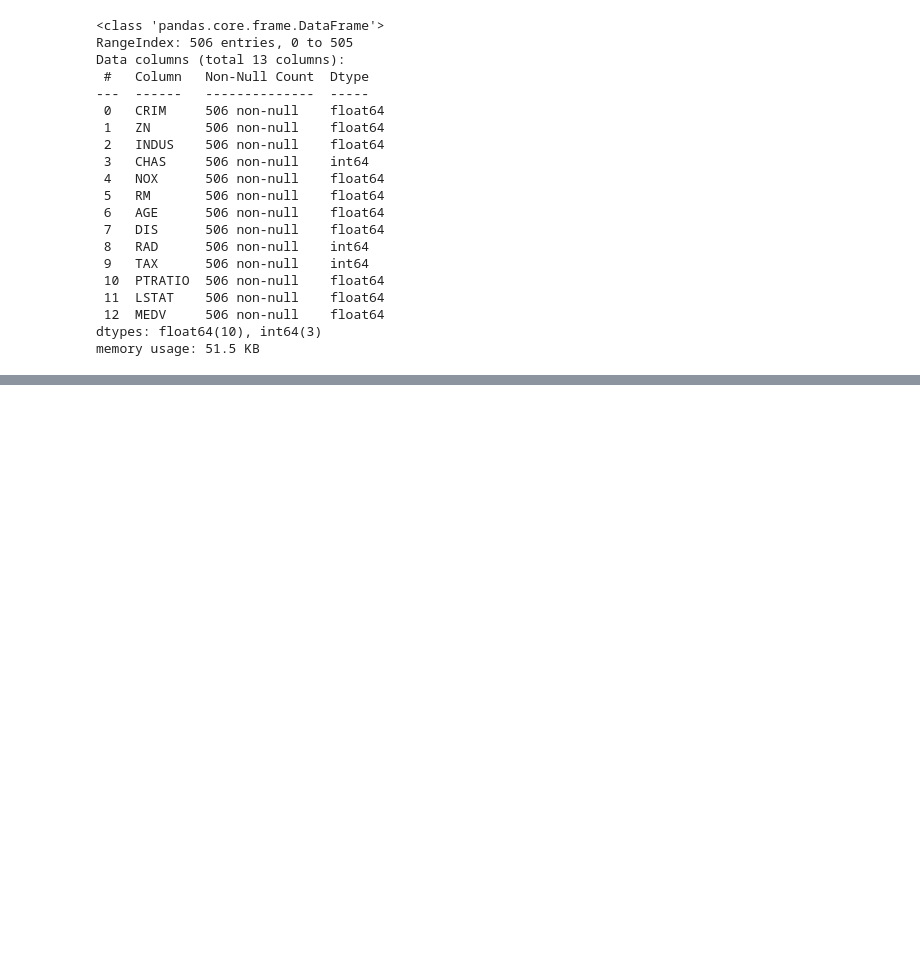
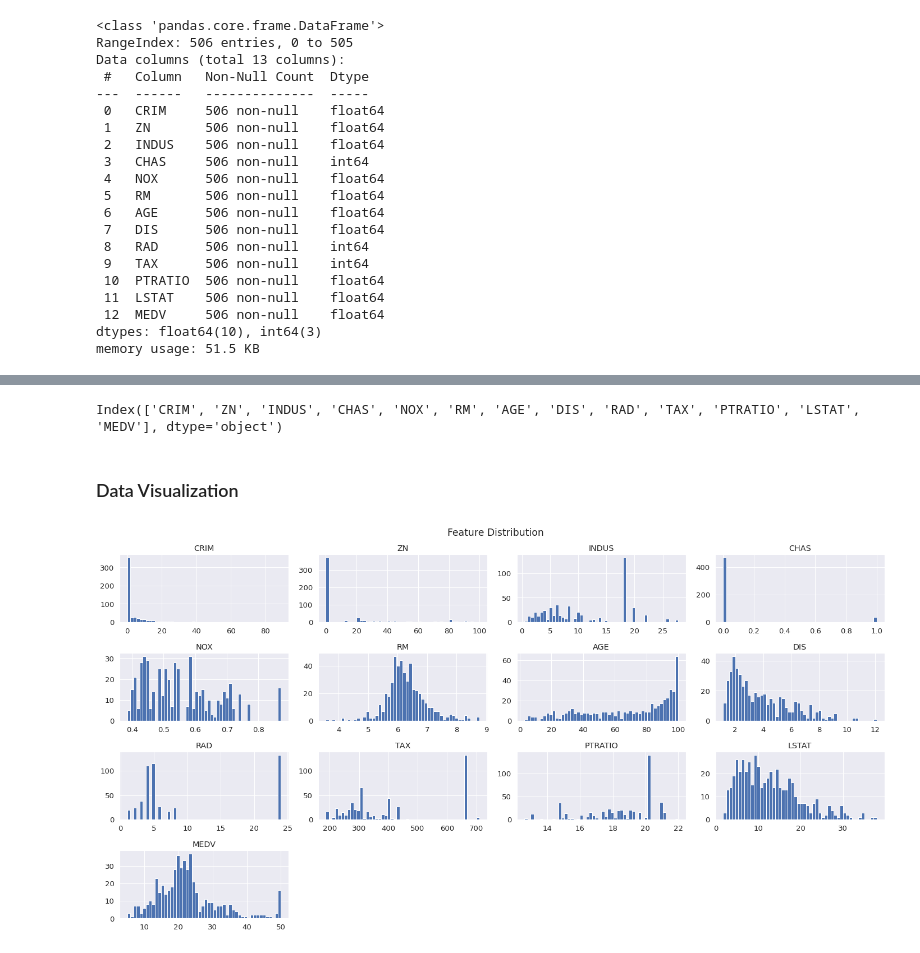
Before and after one commit to LucianPopaLVP/IBM-Statistics---Final-Project---Boston-Housing-Assignment, a Jupyter notebook: boston_housing_final_project.ipynb, the cells around one changed output, grey strips where cells are left out. Saved outputs shown, nothing was run; the diff lists cells and outputs as text; code cells hidden in the pictures; blank space fills up the shorter version.

```diff
--- a/boston_housing_final_project.ipynb
+++ b/boston_housing_final_project.ipynb
@@ -163,3 +163,16 @@ df.describe()
 | 50% | 0.256510 | 0.000000 | 9.690000 | 0.000000 | 0.538000 | 6.208500 | 77.500000 | 3.207450 | 5.000000 | 330.000000 | 19.050000 | ... |
 | 75% | 3.677082 | 12.500000 | 18.100000 | 0.000000 | 0.624000 | 6.623500 | 94.075000 | 5.188425 | 24.000000 | 666.000000 | 20.200000 | ... |
 | max | 88.976200 | 100.000000 | 27.740000 | 1.000000 | 0.871000 | 8.780000 | 100.000000 | 12.126500 | 24.000000 | 711.000000 | 22.000000 | ... |
+# %%
+df.columns
+# %% [output]
+Index(['CRIM', 'ZN', 'INDUS', 'CHAS', 'NOX', 'RM', 'AGE', 'DIS', 'RAD', 'TAX', 'PTRATIO', 'LSTAT', 'MEDV'], dtype='object')
+# %% [markdown]
+### Data Visualization
+# %%
+df.hist(bins=50, figsize=(20,10))
+plt.suptitle('Feature Distribution', x=0.5, y=1.02, ha='center', fontsize='large')
+plt.tight_layout()
+plt.show()
+# %% [output]
+[figure, added]
```
